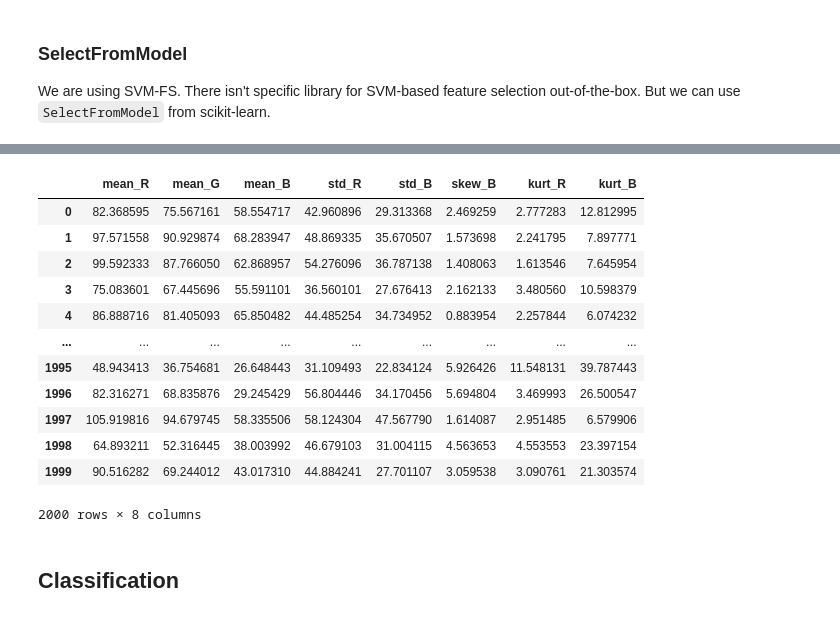
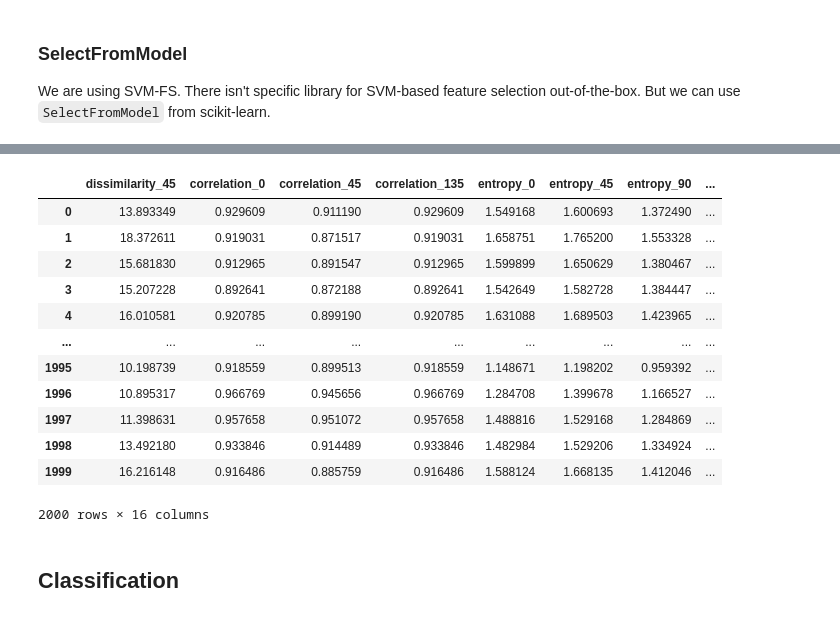
Before and after one commit to zeerafle/oil-palm-stem, a Jupyter notebook: disease_detection.ipynb, the cells around one changed output, grey strips where cells are left out. Saved outputs shown, nothing was run; the diff lists cells and outputs as text; code cells hidden in the pictures.

```diff
--- a/disease_detection.ipynb
+++ b/disease_detection.ipynb
@@ -417,8 +564,11 @@ reduced_orig_img_features_mi.to_csv(os.path.join('data', 'reduced_orig_img_featu
 
 We are using SVM-FS. There isn't specific library for SVM-based feature selection out-of-the-box. But we can use `SelectFromModel` from scikit-learn.
 # %%
-clf = svm.SVC(kernel='linear')
-selector = SelectFromModel(clf, prefit=False)
-selector.fit(proc_img_df, proc_img_label)
-selected_feature = selector.transform(proc_img_df)
-selected_feature
+def calculate_svmfs(feature_df: pd.DataFrame, label):
+    clf = svm.SVC(kernel='linear')
+    selector = SelectFromModel(clf, prefit=False)
+    selector.fit(feature_df, label)
+    selected_feature = selector.transform(feature_df)
+    mask = np.isin(feature_df.values, selected_feature)
+    index_column = np.where(np.all(mask, axis=0))
+    return feature_df.iloc[:, index_column[0]]
@@ -458,23 +574,0 @@ reduced_proc_img_features_svmfs
-# %%
-clf = svm.SVC(kernel='linear')
-selector = SelectFromModel(clf, prefit=False)
-selector.fit(orig_img_df, orig_img_label)
-selected_feature = selector.transform(orig_img_df)
-mask = np.isin(orig_img_df.values, selected_feature)
-index_column = np.where(np.all(mask, axis=0))
-reduced_orig_img_features_svmfs = orig_img_df.iloc[:, index_column[0]]
-reduced_orig_img_features_svmfs
-# %% [output]
-|  | mean_R | mean_G | mean_B | std_R | std_B | skew_B | kurt_R | kurt_B |
-| 0 | 82.368595 | 75.567161 | 58.554717 | 42.960896 | 29.313368 | 2.469259 | 2.777283 | 12.812995 |
-| 1 | 97.571558 | 90.929874 | 68.283947 | 48.869335 | 35.670507 | 1.573698 | 2.241795 | 7.897771 |
-| 2 | 99.592333 | 87.766050 | 62.868957 | 54.276096 | 36.787138 | 1.408063 | 1.613546 | 7.645954 |
-| 3 | 75.083601 | 67.445696 | 55.591101 | 36.560101 | 27.676413 | 2.162133 | 3.480560 | 10.598379 |
-| 4 | 86.888716 | 81.405093 | 65.850482 | 44.485254 | 34.734952 | 0.883954 | 2.257844 | 6.074232 |
-| ... | ... | ... | ... | ... | ... | ... | ... | ... |
-| 1995 | 48.943413 | 36.754681 | 26.648443 | 31.109493 | 22.834124 | 5.926426 | 11.548131 | 39.787443 |
-| 1996 | 82.316271 | 68.835876 | 29.245429 | 56.804446 | 34.170456 | 5.694804 | 3.469993 | 26.500547 |
-| 1997 | 105.919816 | 94.679745 | 58.335506 | 58.124304 | 47.567790 | 1.614087 | 2.951485 | 6.579906 |
-| 1998 | 64.893211 | 52.316445 | 38.003992 | 46.679103 | 31.004115 | 4.563653 | 4.553553 | 23.397154 |
-| 1999 | 90.516282 | 69.244012 | 43.017310 | 44.884241 | 27.701107 | 3.059538 | 3.090761 | 21.303574 |
-2000 rows × 8 columns
@@ -483,0 +575,18 @@ reduced_orig_img_features_svmfs.to_csv(os.path.join('data', 'reduced_orig_img_fe
+# %%
+reduced_proc_img_features_svmfs = calculate_svmfs(proc_img_df, proc_img_label)
+reduced_orig_img_features_svmfs = calculate_svmfs(orig_img_df, orig_img_label)
+reduced_proc_img_features_svmfs
+# %% [output]
+|  | dissimilarity_45 | correlation_0 | correlation_45 | correlation_135 | entropy_0 | entropy_45 | entropy_90 | ... |
+| 0 | 13.893349 | 0.929609 | 0.911190 | 0.929609 | 1.549168 | 1.600693 | 1.372490 | ... |
+| 1 | 18.372611 | 0.919031 | 0.871517 | 0.919031 | 1.658751 | 1.765200 | 1.553328 | ... |
+| 2 | 15.681830 | 0.912965 | 0.891547 | 0.912965 | 1.599899 | 1.650629 | 1.380467 | ... |
+| 3 | 15.207228 | 0.892641 | 0.872188 | 0.892641 | 1.542649 | 1.582728 | 1.384447 | ... |
+| 4 | 16.010581 | 0.920785 | 0.899190 | 0.920785 | 1.631088 | 1.689503 | 1.423965 | ... |
+| ... | ... | ... | ... | ... | ... | ... | ... | ... |
+| 1995 | 10.198739 | 0.918559 | 0.899513 | 0.918559 | 1.148671 | 1.198202 | 0.959392 | ... |
+| 1996 | 10.895317 | 0.966769 | 0.945656 | 0.966769 | 1.284708 | 1.399678 | 1.166527 | ... |
+| 1997 | 11.398631 | 0.957658 | 0.951072 | 0.957658 | 1.488816 | 1.529168 | 1.284869 | ... |
+| 1998 | 13.492180 | 0.933846 | 0.914489 | 0.933846 | 1.482984 | 1.529206 | 1.334924 | ... |
+| 1999 | 16.216148 | 0.916486 | 0.885759 | 0.916486 | 1.588124 | 1.668135 | 1.412046 | ... |
+2000 rows × 16 columns
```
Also changed, not shown: parts of 40 cells of this notebook, 12 other files.
